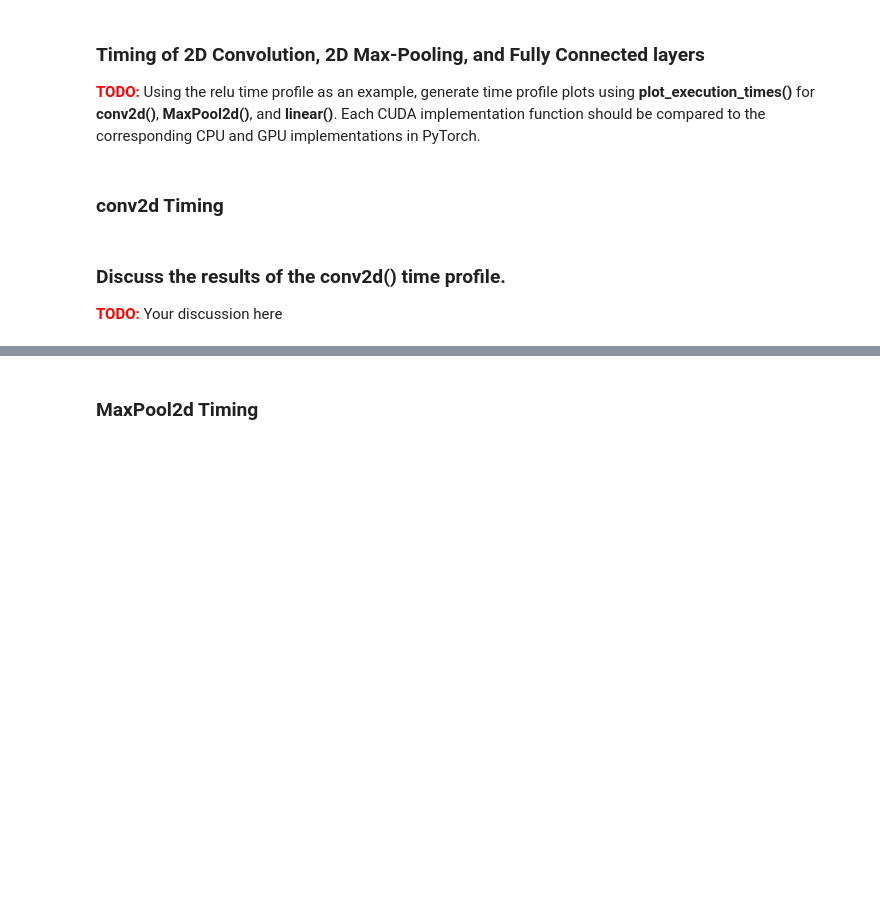
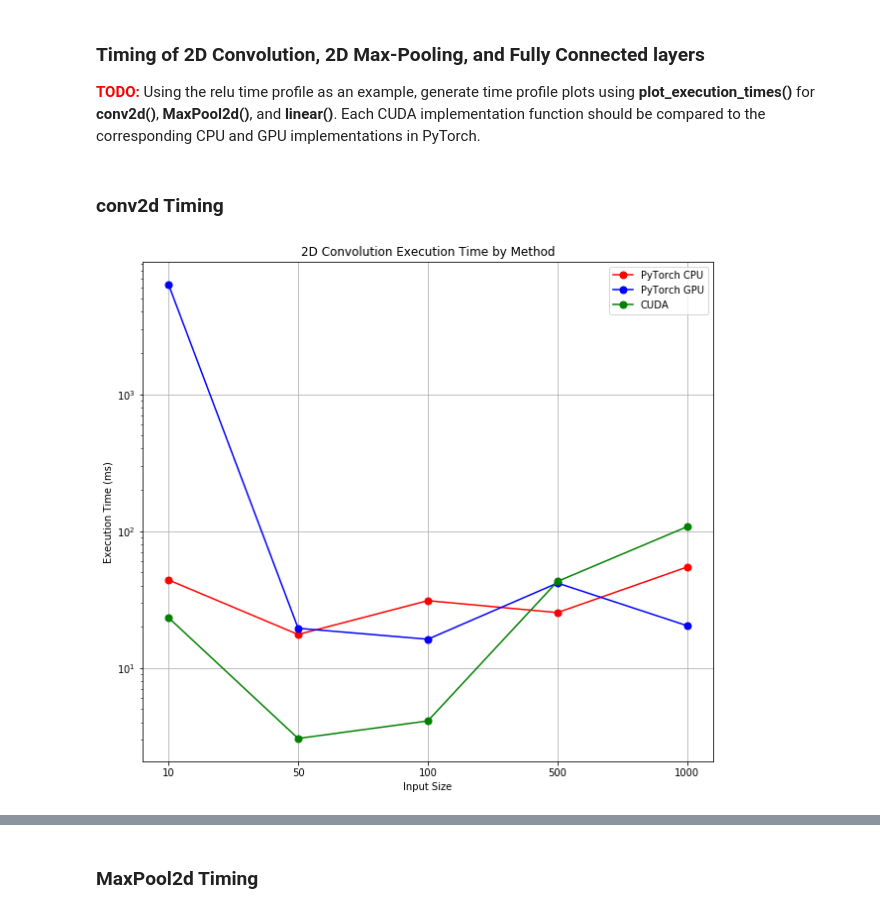
Before and after one commit to Bayice/e6792-2026spring-assign6-xh2707, a Jupyter notebook: KernelProfiling.ipynb, the cells around one changed output, grey strips where cells are left out. Drawn from its saved outputs; the diff is of its cells as text; code cells hidden in the pictures; blank space fills up the shorter version.

```diff
--- a/KernelProfiling.ipynb
+++ b/KernelProfiling.ipynb
@@ -140,4 +131,62 @@ plot_execution_times(time_pytorch_cpu, time_pytorch_gpu, time_cuda, title)
-# %% [markdown]
-### Discuss the results of the conv2d() time profile.
-
-<font color="red"><strong>TODO:</strong></font> Your discussion here
+# %%
+#####################################################################################
+#  TODO: conv2d() time profile and plot.                                            #
+#        You will need to define a conv mask. You may define any mask shape.        #
+#                                                                                   #
+# --------------------------- YOUR IMPLEMENTATION HERE ---------------------------- #
+#####################################################################################
+time_pytorch_cpu = []
+time_pytorch_gpu = []
+time_cuda = []
+
+mask = np.array([
+    [1, 0, -1],
+    [1, 0, -1],
+    [1, 0, -1]
+], dtype=np.float32)
+
+for input_size in INPUT_SIZES:
+
+    time_pytorch_cpu_total = 0
+    time_pytorch_gpu_total = 0
+    time_cuda_total = 0
+
+    for _ in range(iterations):
+        input_array = np.random.randint(-10, high=10, size=(input_size, input_size)).astype(np.float32)
+        input_array_pytorch_cpu = torch.from_numpy(input_array).unsqueeze(0).unsqueeze(0)
+        mask_pytorch_cpu = torch.from_numpy(mask).unsqueeze(0).unsqueeze(0)
+
+        pytorch_cpu_start = time.time()
+        output_array_pytorch_cpu = F.conv2d(input_array_pytorch_cpu, mask_pytorch_cpu, padding='same')
+        pytorch_cpu_end = time.time()
+        time_pytorch_cpu_total += (pytorch_cpu_end - pytorch_cpu_start) * 1000
+
+        pytorch_gpu_start = time.time()
+        input_array_pytorch_gpu = input_array_pytorch_cpu.to(device)
+        mask_pytorch_gpu = mask_pytorch_cpu.to(device)
+        output_array_pytorch_gpu = F.conv2d(input_array_pytorch_gpu, mask_pytorch_gpu, padding='same')
+        output_array_pytorch_gpu = output_array_pytorch_gpu.cpu()
+        torch.cuda.synchronize()
+        pytorch_gpu_end = time.time()
+        time_pytorch_gpu_total += (pytorch_gpu_end - pytorch_gpu_start) * 1000
+
+        cuda_start = time.time()
+        cuda_output = cuda_functions.conv2d(input_array, mask)
+        torch.cuda.synchronize()
+        cuda_end = time.time()
+        time_cuda_total += (cuda_end - cuda_start) * 1000
+
+    time_pytorch_cpu.append(time_pytorch_cpu_total / iterations)
+    time_pytorch_gpu.append(time_pytorch_gpu_total / iterations)
+    time_cuda.append(time_cuda_total / iterations)
+
+title = "2D Convolution Execution Time by Method"
+plot_execution_times(time_pytorch_cpu, time_pytorch_gpu, time_cuda, title)
+
+
+#####################################################################################
+# --------------------------- END YOUR IMPLEMENTATION ----------------------------- #
+#  END TODO                                                                         #
+#####################################################################################
+# %% [output]
+[figure, added]
```
Also changed, not shown: parts of 8 cells of this notebook.
